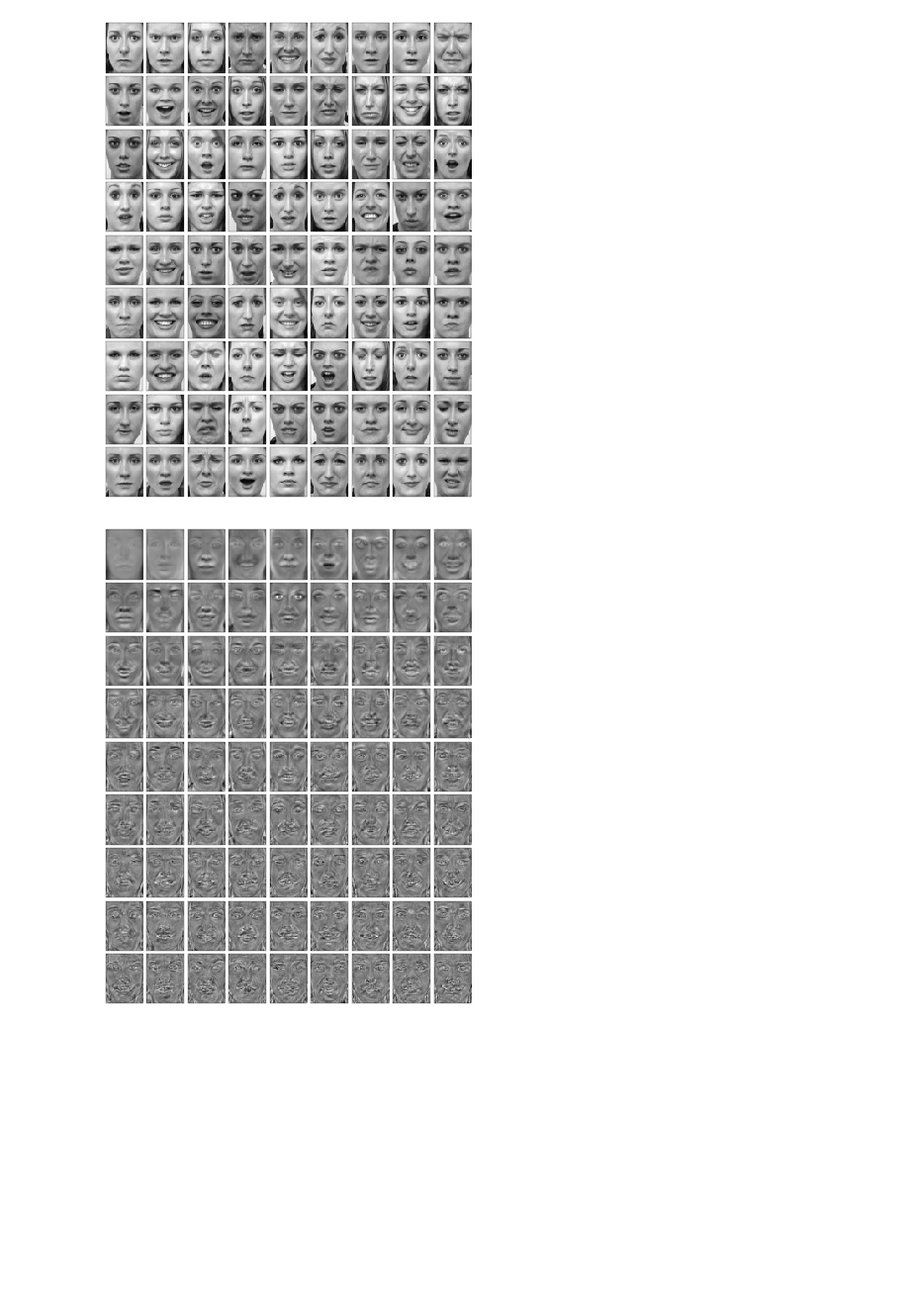
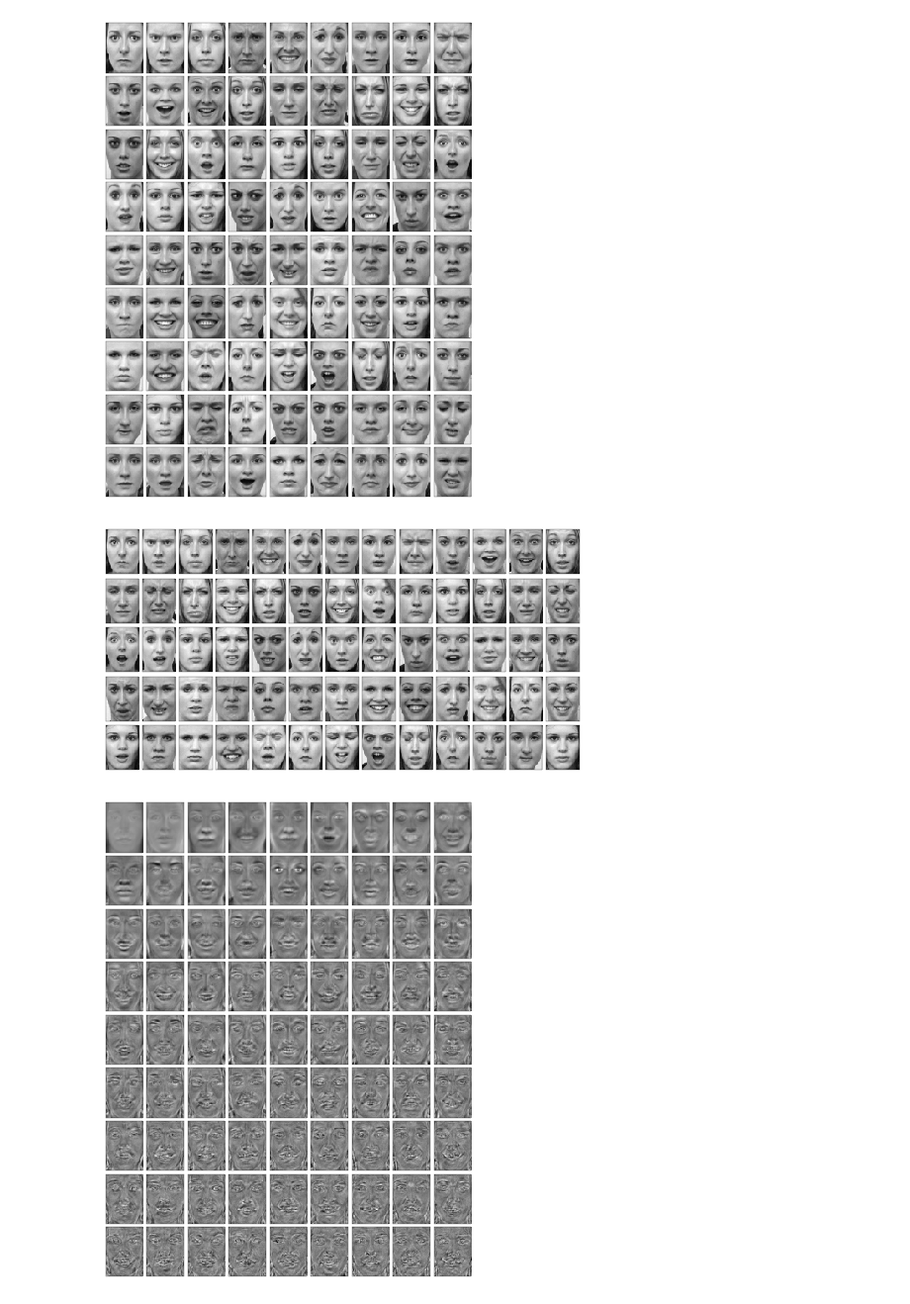
Before and after one commit to astoeckel/syde556-w20, a Jupyter notebook: lectures/lecture_08/media/code/eigenfaces.ipynb, the cells around one changed output. Shown at 99% size. Saved outputs shown, nothing was run; the diff lists cells and outputs as text; code cells hidden in the pictures; blank space fills up the shorter version.

```diff
--- a/lectures/lecture_08/media/code/eigenfaces.ipynb
+++ b/lectures/lecture_08/media/code/eigenfaces.ipynb
@@ -53,6 +53,19 @@ fig.tight_layout(w_pad=0.0, h_pad=0.0)
 fig.savefig('../face_database.pdf', bbox_inches='tight', transparent=True, dpi=600)
 # %% [output]
 [figure]
+# %%
+# Plot a picture grid
+fig, axs = plt.subplots(NN - 4, NN + 4, figsize=(7, 3.75))
+for i in range(NN - 4):
+    for j in range(NN + 4):
+        axs[i, j].imshow(X[(NN + 4) * i + j].reshape(h, w), vmin=-1, vmax=1, cmap=cmap)
+        axs[i, j].set_xticks([])
+        axs[i, j].set_yticks([])
+fig.tight_layout(w_pad=0.0, h_pad=0.0)
+
+fig.savefig('../face_database_2.pdf', bbox_inches='tight', transparent=True, dpi=600)
+# %% [output]
+[figure, added]
 # %%
 # Compute the principal component vectors
 X = X.reshape(N, w * h)
```
Also changed, not shown: 28 other files.
